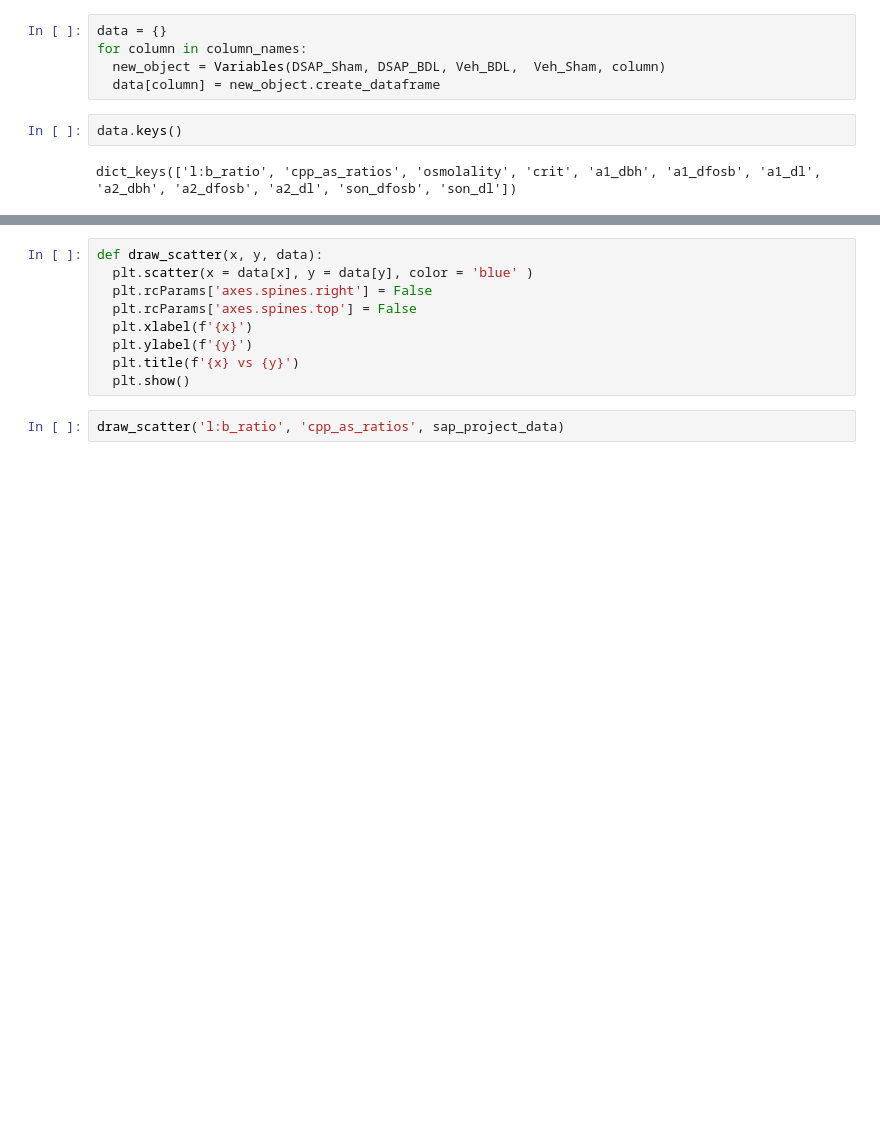
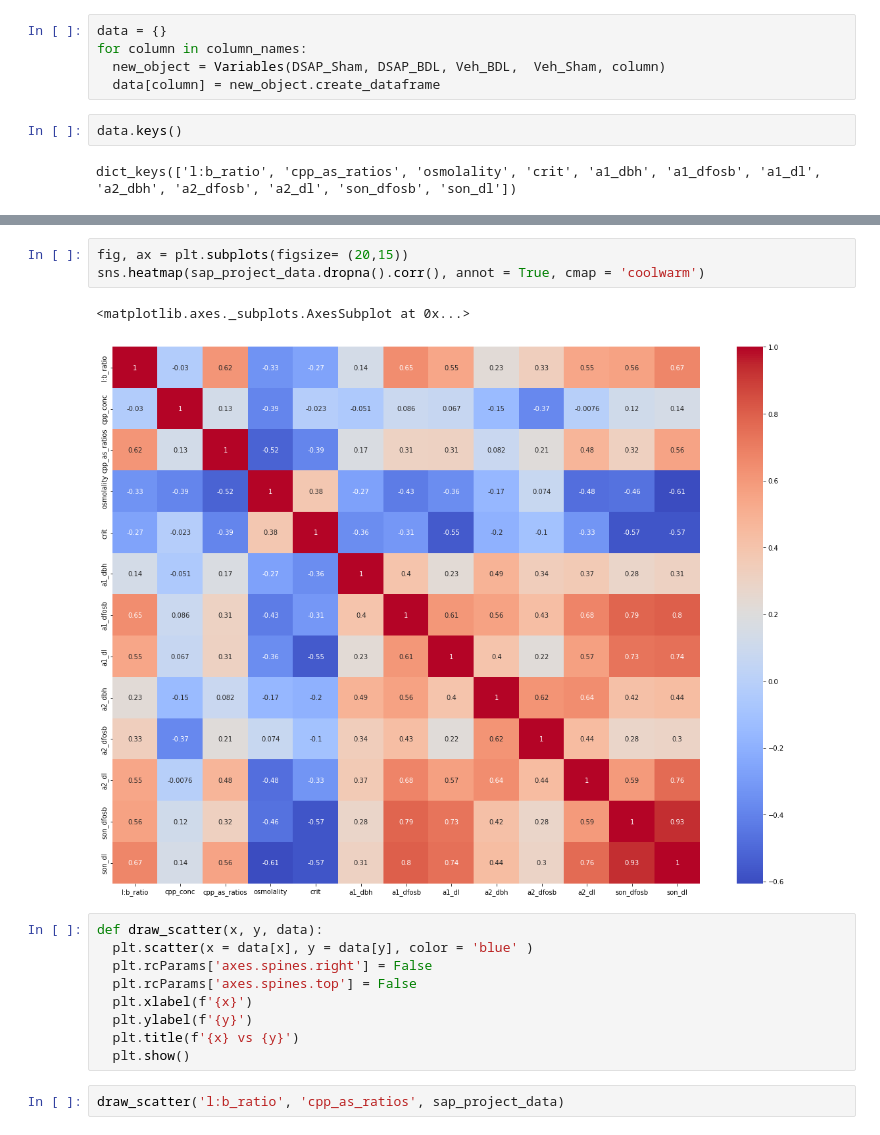
Before and after one commit to Delonix7/My_Data_Science_Projects, a Jupyter notebook: PhD_Project.ipynb, the cells around one changed output, grey strips where cells are left out. Saved outputs shown, nothing was run; the diff lists cells and outputs as text; blank space fills up the shorter version.

```diff
--- a/PhD_Project.ipynb
+++ b/PhD_Project.ipynb
@@ -143,6 +143,12 @@ sap_project_data.corr()
 | a2_dl | 0.487290 | -0.041104 | 0.484058 | -0.448561 | -0.327472 | 0.379540 | 0.681337 | 0.582261 | 0.635586 | ... |
 | son_dfosb | 0.539024 | 0.100154 | 0.324081 | -0.456745 | -0.574453 | 0.289118 | 0.787277 | 0.732345 | 0.417288 | ... |
 | son_dl | 0.634863 | 0.121512 | 0.563652 | -0.596742 | -0.574786 | 0.324558 | 0.804125 | 0.746854 | 0.435601 | ... |
+# %%
+fig, ax = plt.subplots(figsize= (20,15))
+sns.heatmap(sap_project_data.dropna().corr(), annot = True, cmap = 'coolwarm')
+# %% [output]
+<matplotlib.axes._subplots.AxesSubplot at 0x...>
+[figure, added]
 # %%
 def draw_scatter(x, y, data):
   plt.scatter(x = data[x], y = data[y], color = 'blue' )
```
Also changed, not shown: parts of 1 cell of this notebook.
